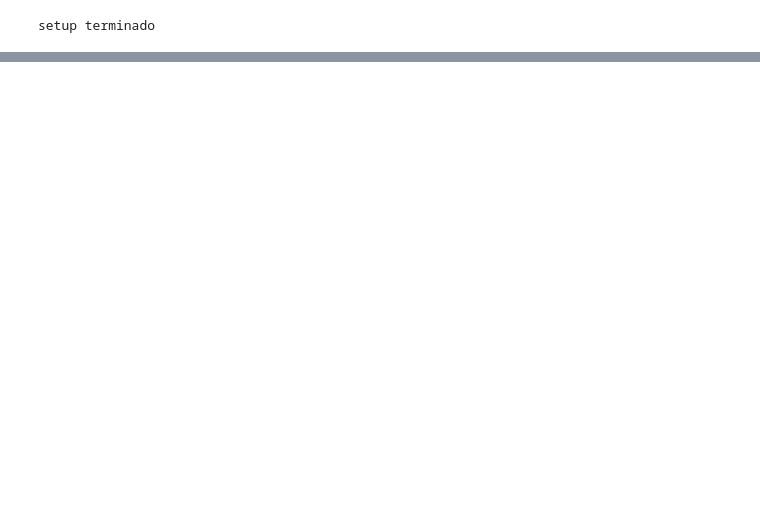
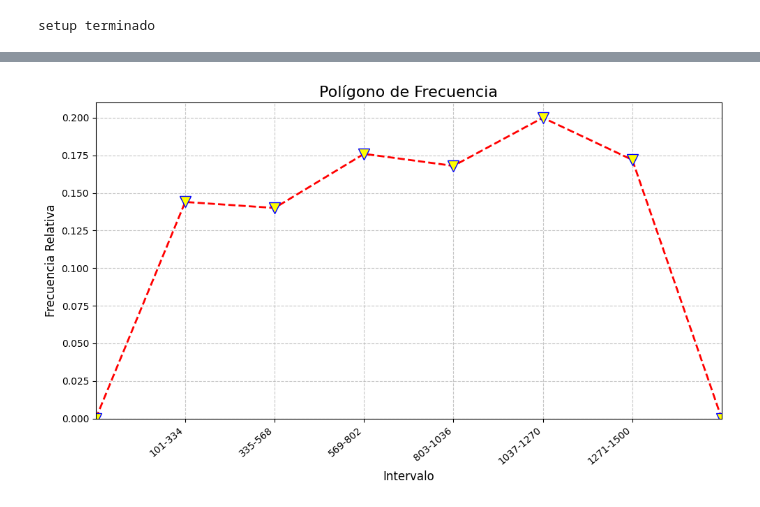
Before and after one commit to FerGonzaga/Act2_TabFrec, a Jupyter notebook: melanie-discretos.ipynb, the cells around one changed output, grey strips where cells are left out. Saved outputs shown, nothing was run; the diff lists cells and outputs as text; code cells hidden in the pictures; blank space fills up the shorter version.

Commit message:
se corrigieron graficas
Signed-off-by: Melanie Santiago Resendiz <230110616@itsoeh.edu.mx>

```diff
--- a/melanie-discretos.ipynb
+++ b/melanie-discretos.ipynb
@@ -249,0 +163,97 @@ plt.show()
+# %%
+import matplotlib.pyplot as plt
+import pandas as pd
+import numpy as np
+
+np.random.seed(42) # Para reproducibilidad de los resultados
+visitas_diarias = np.random.randint(100, 1501, 500) # Números enteros entre 100 y 1500 visitas
+
+num_clases = 6
+min_visitas = visitas_diarias.min()
+max_visitas = visitas_diarias.max()
+amplitud_clase = (max_visitas - min_visitas) / num_clases
+
+if amplitud_clase == 0:
+    amplitud_clase = 1
+amplitud_clase = np.ceil(amplitud_clase)
+
+limites_clases = [min_visitas + i * amplitud_clase for i in range(num_clases + 1)]
+limites_clases[-1] = max_visitas if limites_clases[-1] < max_visitas else limites_clases[-1] + 1
+
+etiquetas_clases = []
+for i in range(num_clases):
+    inicio = int(limites_clases[i])
+    fin = int(limites_clases[i+1] - 1)
+    if i == num_clases - 1:
+        fin = int(max_visitas)
+    etiquetas_clases.append(f'{inicio}-{fin}')
+
+clases = pd.cut(visitas_diarias, bins=limites_clases, right=False, labels=etiquetas_clases, include_lowest=True)
+frecuencia_absoluta = clases.value_counts().sort_index()
+frecuencia_relativa = frecuencia_absoluta / len(visitas_diarias)
+
+# --- Preparación de los datos para el Polígono de Frecuencias (Corrección aquí) ---
+
+# Inicializa la lista puntos_medios en cada ejecución para evitar acumulación
+puntos_medios = []
+for label in frecuencia_relativa.index:
+    parts = label.split('-')
+    try:
+        start = float(parts[0])
+        end = float(parts[1])
+        puntos_medios.append((start + end) / 2)
+    except (ValueError, IndexError):
+        print(f"Advertencia: No se pudo parsear el rango o la etiqueta '{label}' para calcular el punto medio. Se usará 0.")
+        puntos_medios.append(0)
+
+# Aquí creamos la Serie de Pandas con los puntos medios.
+# Ya no necesitamos sort_index() en este paso si frecuencia_relativa ya está ordenada por índice.
+puntos_medios_series = pd.Series(puntos_medios, index=frecuencia_relativa.index)
+
+# Los índices numéricos para el eje X de la gráfica.
+# Cada clase tendrá una posición numérica: 0, 1, 2, etc.
+x_indices = np.arange(len(frecuencia_relativa))
+
+# Las etiquetas reales de los intervalos para mostrar en el eje X.
+x_labels = frecuencia_relativa.index.tolist()
+
+x_polygon = [-1] + list(x_indices) + [len(frecuencia_relativa)]
+y_polygon = [0.0] + frecuencia_relativa.values.tolist() + [0.0]
+
+
+# --- Generación del Polígono de Frecuencias ---
+
+plt.figure(figsize=(10, 6)) # Tamaño de la figura
+
+# Graficar el polígono
+plt.plot(x_polygon, y_polygon,
+         color='red',
+         linestyle='--',
+         linewidth=2,
+         marker='v',
+         markersize=11,
+         markerfacecolor='yellow',
+         markeredgecolor='blue'
+        )
+
+# Configuración de los ejes y título
+plt.title('Polígono de Frecuencia', fontsize=16)
+plt.xlabel('Intervalo', fontsize=12)
+plt.ylabel('Frecuencia Relativa', fontsize=12)
+
+# Establecer los ticks del eje X y sus etiquetas
+# Las posiciones de los ticks serán los índices numéricos de las clases (0, 1, 2...)
+# y sus etiquetas serán los nombres de los intervalos de clase.
+plt.xticks(x_indices,        # Posiciones numéricas donde se colocarán los ticks
+           x_labels,         # Las etiquetas de texto de los intervalos
+           rotation=40, ha='right')
+
+# Asegurar que los límites del eje X abarquen todos los puntos del polígono
+plt.xlim(x_polygon[0], x_polygon[-1])
+
+plt.grid(True, linestyle='--', alpha=0.7)
+plt.ylim(bottom=0)
+plt.tight_layout()
+plt.show()
+# %% [output]
+[figure, added]
```
Also changed, not shown: parts of 14 cells of this notebook.
